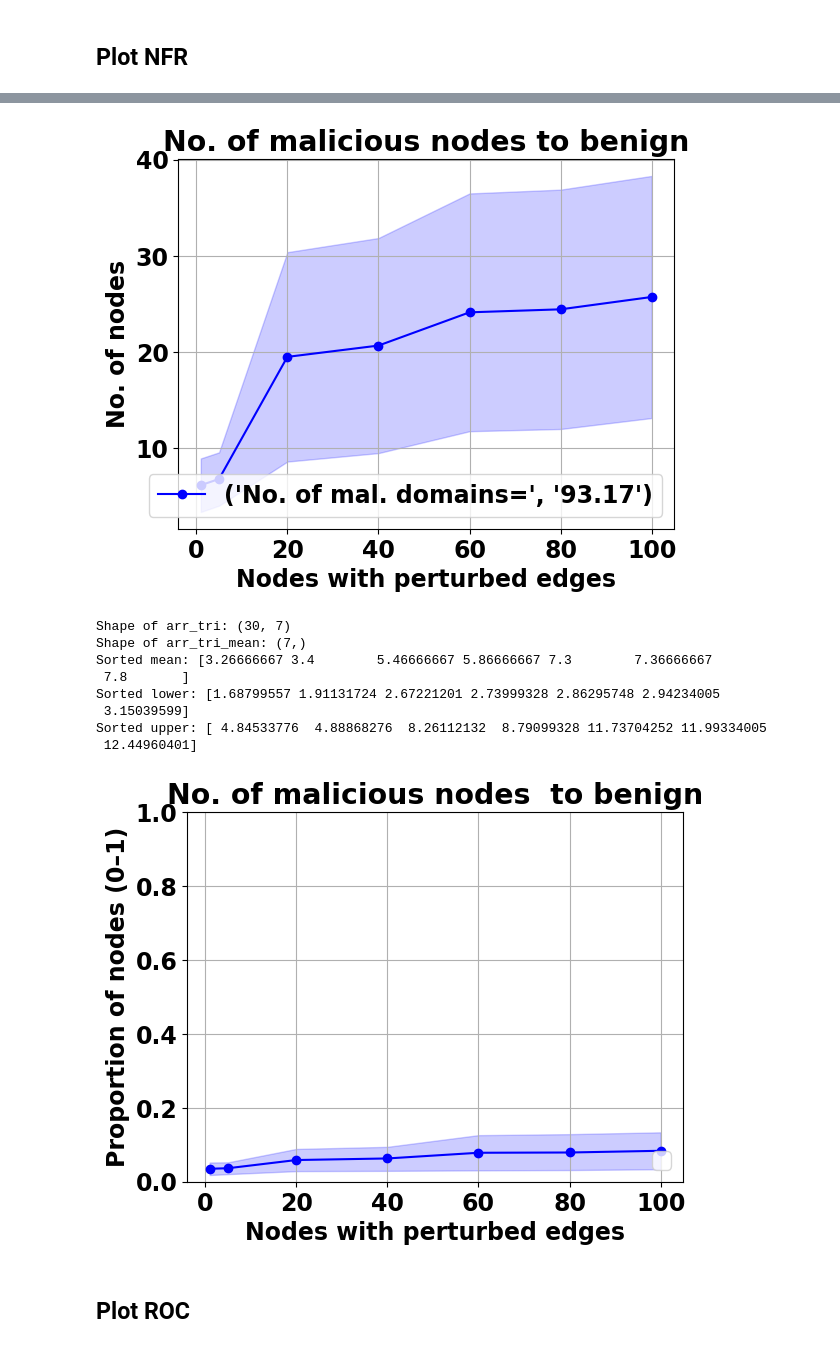
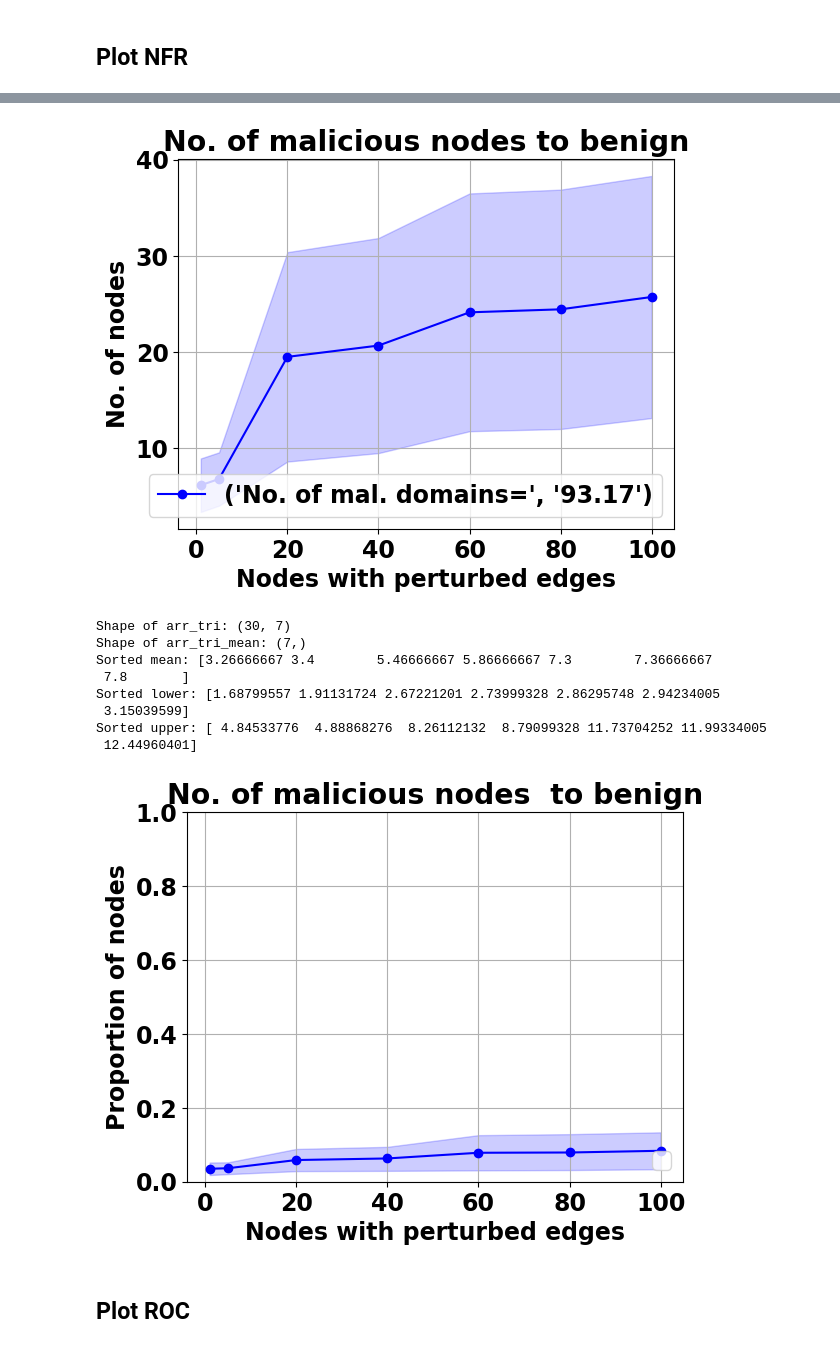
Before and after one commit to SucharithaPulamolu/mintA, a Jupyter notebook: DEMO_adj_2_sampled_DOMs_test.ipynb, the cells around one changed output, grey strips where cells are left out. Saved outputs shown, nothing was run; the diff lists cells and outputs as text; code cells hidden in the pictures.

```diff
--- a/DEMO_adj_2_sampled_DOMs_test.ipynb
+++ b/DEMO_adj_2_sampled_DOMs_test.ipynb
@@ -671,7 +671,7 @@ u1_normalized = u1 / 93.17  # Upper bound normalized
 plt.figure(facecolor='white')
 plt.title("No. of malicious nodes  to benign")
 plt.xlabel("Nodes with perturbed edges")
-plt.ylabel("Proportion of nodes (0–1)")
+plt.ylabel("Proportion of nodes")
 
 # Plot the normalized NFR with confidence intervals
 plt.fill_between(val_nodes, l1_normalized, u1_normalized, color='blue', alpha=0.2)
@@ -681,34 +681,34 @@ plt.plot(val_nodes, m1_normalized, '-ob')
 plt.ylim(0, 1)
 
 # Add grid and legend
 plt.legend(loc='lower right')
 plt.grid()
 
 # Save the plot
 plt.savefig('RESULTS_adj2_sampled_doms/nfr_normalized_plot.png', dpi=150)
 plt.savefig('RESULTS_adj2_sampled_doms/nfr_normalized_plot.pdf', dpi=150)
 
 # Show the plot
 plt.show()
 # %% [output]
 Shape of arr_tri: (30, 7)
 Shape of arr_tri_mean: (7,)
 Sorted mean: [3.26666667 3.4        5.46666667 5.86666667 7.3        7.36666667
  7.8       ]
 Sorted lower: [1.68799557 1.91131724 2.67221201 2.73999328 2.86295748 2.94234005
  3.15039599]
 Sorted upper: [ 4.84533776  4.88868276  8.26112132  8.79099328 11.73704252 11.99334005
  12.44960401]
 [figure]
 Shape of arr_tri: (30, 7)
 Shape of arr_tri_mean: (7,)
 Sorted mean: [3.26666667 3.4        5.46666667 5.86666667 7.3        7.36666667
  7.8       ]
 Sorted lower: [1.68799557 1.91131724 2.67221201 2.73999328 2.86295748 2.94234005
  3.15039599]
 Sorted upper: [ 4.84533776  4.88868276  8.26112132  8.79099328 11.73704252 11.99334005
  12.44960401]
-[figure, old version]
+[figure, new version]
 # %% [markdown]
 ## Plot ROC
 # %%
```
